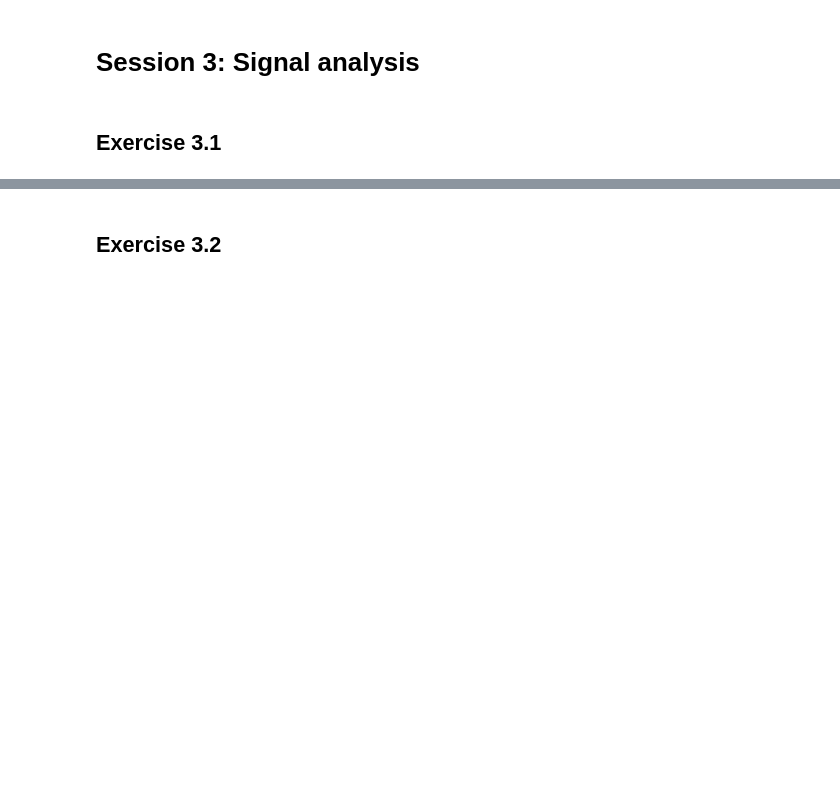
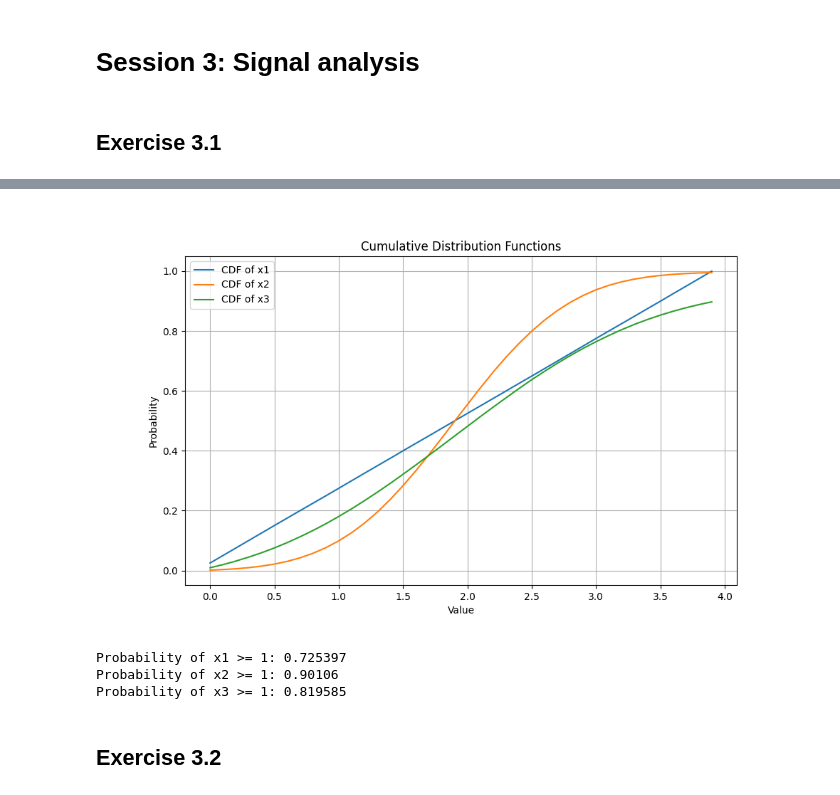
Before and after one commit to kasperikaivola/python-audio-processing, a Jupyter notebook: prerequisites/03_signalanalysis/3_exercise.ipynb, the cells around one changed output, grey strips where cells are left out. Drawn from its saved outputs; the diff is of its cells as text; code cells hidden in the pictures; blank space fills up the shorter version.

```diff
--- a/prerequisites/03_signalanalysis/3_exercise.ipynb
+++ b/prerequisites/03_signalanalysis/3_exercise.ipynb
@@ -16,3 +51,45 @@ import matplotlib.pyplot as plt
+# %%
+#PDFs
+counts1, _ = np.histogram(x1, bins=np.arange(0, 4.1, 0.1))
+counts2, _ = np.histogram(x2, bins=np.arange(0, 4.1, 0.1))
+counts3, _ = np.histogram(x3, bins=np.arange(0, 4.1, 0.1))
+total_counts = len(x1)
+
+pdf1 = counts1 / total_counts
+pdf2 = counts2 / total_counts
+pdf3 = counts3 / total_counts
+
+#CDFs
+cdf1 = np.cumsum(pdf1)
+cdf2 = np.cumsum(pdf2)
+cdf3 = np.cumsum(pdf3)
+
+#plot
+plt.figure(figsize=(10, 6))
+plt.plot(np.arange(0, 4, 0.1), cdf1, label='CDF of x1')
+plt.plot(np.arange(0, 4, 0.1), cdf2, label='CDF of x2')
+plt.plot(np.arange(0, 4, 0.1), cdf3, label='CDF of x3')
+plt.xlabel('Value')
+plt.ylabel('Probability')
+plt.title('Cumulative Distribution Functions')
+plt.legend()
+plt.grid(True)
+plt.show()
+# %% [output]
+[figure, added]
+# %%
+#probabilities
+prob_x1_geq_1 = 1 - cdf1[int(1 / 0.1)]
+prob_x2_geq_1 = 1 - cdf2[int(1 / 0.1)]
+prob_x3_geq_1 = 1 - cdf3[int(1 / 0.1)]
+
+print("Probability of x1 >= 1:", prob_x1_geq_1)
+print("Probability of x2 >= 1:", prob_x2_geq_1)
+print("Probability of x3 >= 1:", prob_x3_geq_1)
+# %% [output]
+Probability of x1 >= 1: 0.725397
+Probability of x2 >= 1: 0.90106
+Probability of x3 >= 1: 0.819585
 # %% [markdown]
 ## Exercise 3.2
 # %%
```
Also changed, not shown: parts of 3 cells of this notebook.
